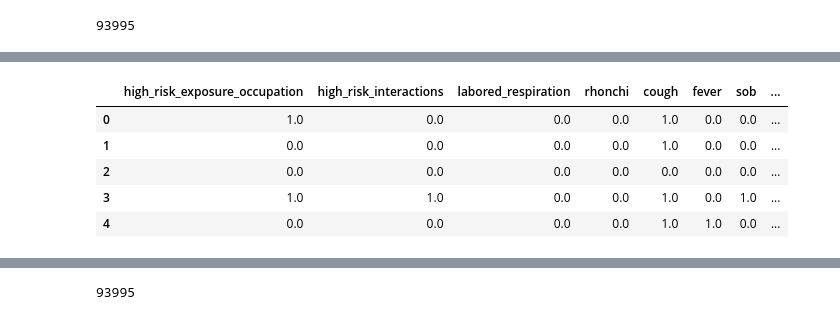
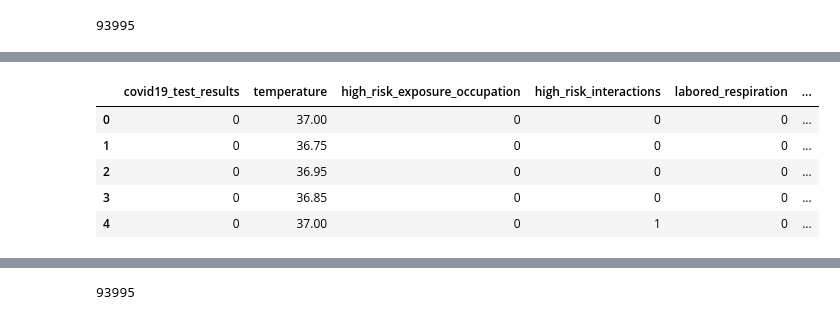
Before and after one commit to geoffswc/Covid-Test-Predictions, a Jupyter notebook: rf-estimates.ipynb, the cells around one changed output, grey strips where cells are left out. Drawn from its saved outputs; the diff is of its cells as text; code cells hidden in the pictures.

```diff
--- a/rf-estimates.ipynb
+++ b/rf-estimates.ipynb
@@ -77,9 +53,9 @@ df_symptoms["id"] = df_symptoms.index
 # %%
-df_symptoms.iloc[:,2:-1].head()
+df_symptoms.head()
 # %% [output]
-|  | high_risk_exposure_occupation | high_risk_interactions | labored_respiration | rhonchi | cough | fever | sob | ... |
-| 0 | 1.0 | 0.0 | 0.0 | 0.0 | 1.0 | 0.0 | 0.0 | ... |
-| 1 | 0.0 | 0.0 | 0.0 | 0.0 | 1.0 | 0.0 | 0.0 | ... |
-| 2 | 0.0 | 0.0 | 0.0 | 0.0 | 0.0 | 0.0 | 0.0 | ... |
-| 3 | 1.0 | 1.0 | 0.0 | 0.0 | 1.0 | 0.0 | 1.0 | ... |
-| 4 | 0.0 | 0.0 | 0.0 | 0.0 | 1.0 | 1.0 | 0.0 | ... |
+|  | covid19_test_results | temperature | high_risk_exposure_occupation | high_risk_interactions | labored_respiration | ... |
+| 0 | 0 | 37.00 | 0 | 0 | 0 | ... |
+| 1 | 0 | 36.75 | 0 | 0 | 0 | ... |
+| 2 | 0 | 36.95 | 0 | 0 | 0 | ... |
+| 3 | 0 | 36.85 | 0 | 0 | 0 | ... |
+| 4 | 0 | 37.00 | 0 | 1 | 0 | ... |
```
Also changed, not shown: parts of 36 cells of this notebook.
